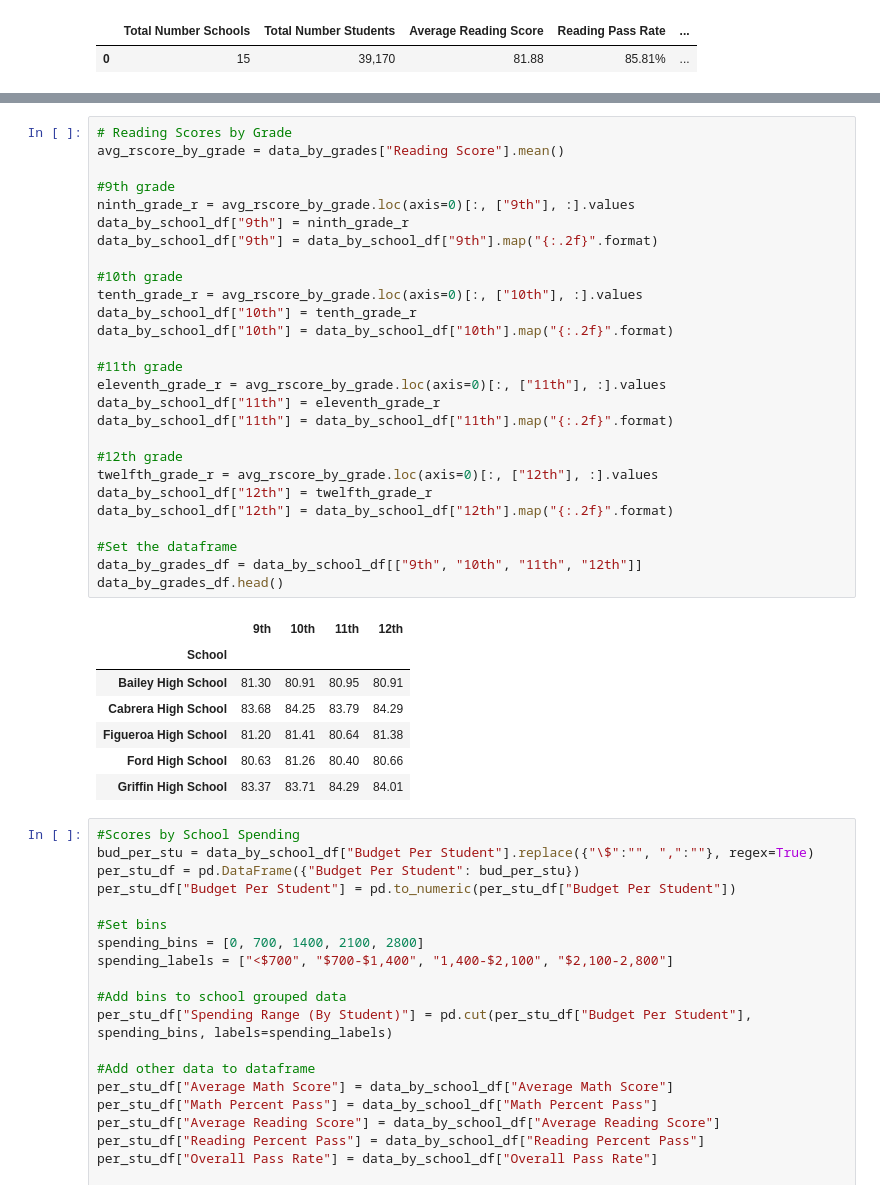
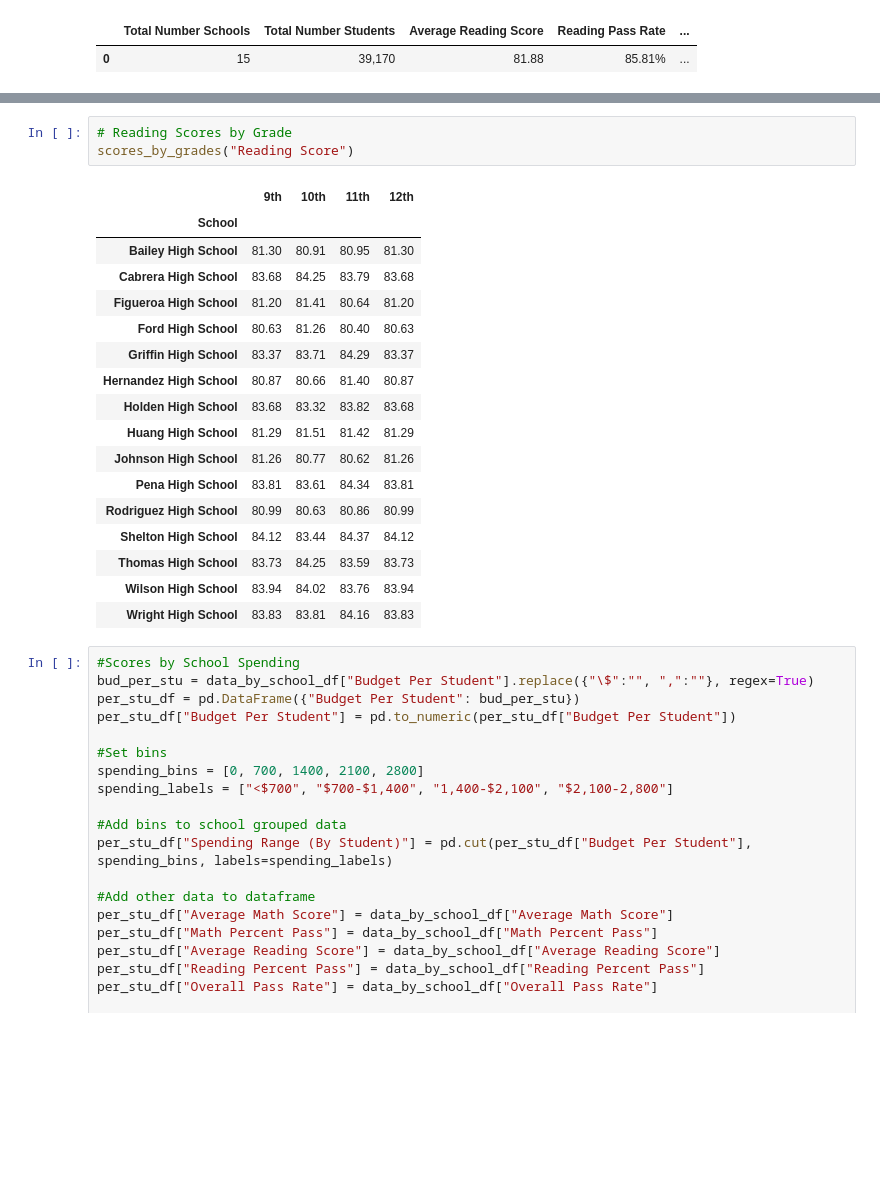
Before and after one commit to coconutpep/PyCity-Schools-Analysis, a Jupyter notebook: PyCitySchools/PyCitySchools.ipynb, the cells around one changed output, grey strips where cells are left out. Drawn from its saved outputs; the diff is of its cells as text; blank space fills up the shorter version.

```diff
--- a/PyCitySchools/PyCitySchools.ipynb
+++ b/PyCitySchools/PyCitySchools.ipynb
@@ -184,38 +196,24 @@ data_by_grades_df.head()
-# %%
-# Reading Scores by Grade
-avg_rscore_by_grade = data_by_grades["Reading Score"].mean()
-
-#9th grade
-ninth_grade_r = avg_rscore_by_grade.loc(axis=0)[:, ["9th"], :].values
-data_by_school_df["9th"] = ninth_grade_r
-data_by_school_df["9th"] = data_by_school_df["9th"].map("{:.2f}".format)
-
-#10th grade
-tenth_grade_r = avg_rscore_by_grade.loc(axis=0)[:, ["10th"], :].values
-data_by_school_df["10th"] = tenth_grade_r
-data_by_school_df["10th"] = data_by_school_df["10th"].map("{:.2f}".format)
-
-#11th grade
-eleventh_grade_r = avg_rscore_by_grade.loc(axis=0)[:, ["11th"], :].values
-data_by_school_df["11th"] = eleventh_grade_r
-data_by_school_df["11th"] = data_by_school_df["11th"].map("{:.2f}".format)
-
-#12th grade
-twelfth_grade_r = avg_rscore_by_grade.loc(axis=0)[:, ["12th"], :].values
-data_by_school_df["12th"] = twelfth_grade_r
-data_by_school_df["12th"] = data_by_school_df["12th"].map("{:.2f}".format)
-
-#Set the dataframe
-data_by_grades_df = data_by_school_df[["9th", "10th", "11th", "12th"]]
-data_by_grades_df.head()
-# %% [output]
-|  | 9th | 10th | 11th | 12th |
-| School |  |  |  |  |
-| Bailey High School | 81.30 | 80.91 | 80.95 | 80.91 |
-| Cabrera High School | 83.68 | 84.25 | 83.79 | 84.29 |
-| Figueroa High School | 81.20 | 81.41 | 80.64 | 81.38 |
-| Ford High School | 80.63 | 81.26 | 80.40 | 80.66 |
-| Griffin High School | 83.37 | 83.71 | 84.29 | 84.01 |
+# %%
+# Reading Scores by Grade
+scores_by_grades("Reading Score")
+# %% [output]
+|  | 9th | 10th | 11th | 12th |
+| School |  |  |  |  |
+| Bailey High School | 81.30 | 80.91 | 80.95 | 81.30 |
+| Cabrera High School | 83.68 | 84.25 | 83.79 | 83.68 |
+| Figueroa High School | 81.20 | 81.41 | 80.64 | 81.20 |
+| Ford High School | 80.63 | 81.26 | 80.40 | 80.63 |
+| Griffin High School | 83.37 | 83.71 | 84.29 | 83.37 |
+| Hernandez High School | 80.87 | 80.66 | 81.40 | 80.87 |
+| Holden High School | 83.68 | 83.32 | 83.82 | 83.68 |
+| Huang High School | 81.29 | 81.51 | 81.42 | 81.29 |
+| Johnson High School | 81.26 | 80.77 | 80.62 | 81.26 |
+| Pena High School | 83.81 | 83.61 | 84.34 | 83.81 |
+| Rodriguez High School | 80.99 | 80.63 | 80.86 | 80.99 |
+| Shelton High School | 84.12 | 83.44 | 84.37 | 84.12 |
+| Thomas High School | 83.73 | 84.25 | 83.59 | 83.73 |
+| Wilson High School | 83.94 | 84.02 | 83.76 | 83.94 |
+| Wright High School | 83.83 | 83.81 | 84.16 | 83.83 |
 # %%
 #Scores by School Spending
 bud_per_stu = data_by_school_df["Budget Per Student"].replace({"\$":"", ",":""}, regex=True)
```
Also changed, not shown: parts of 1 cell of this notebook.
